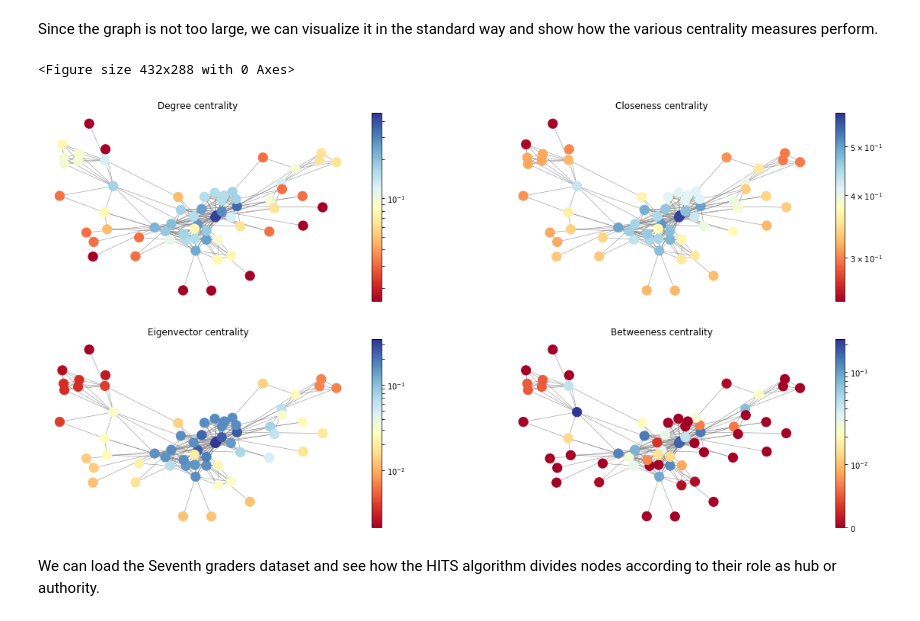
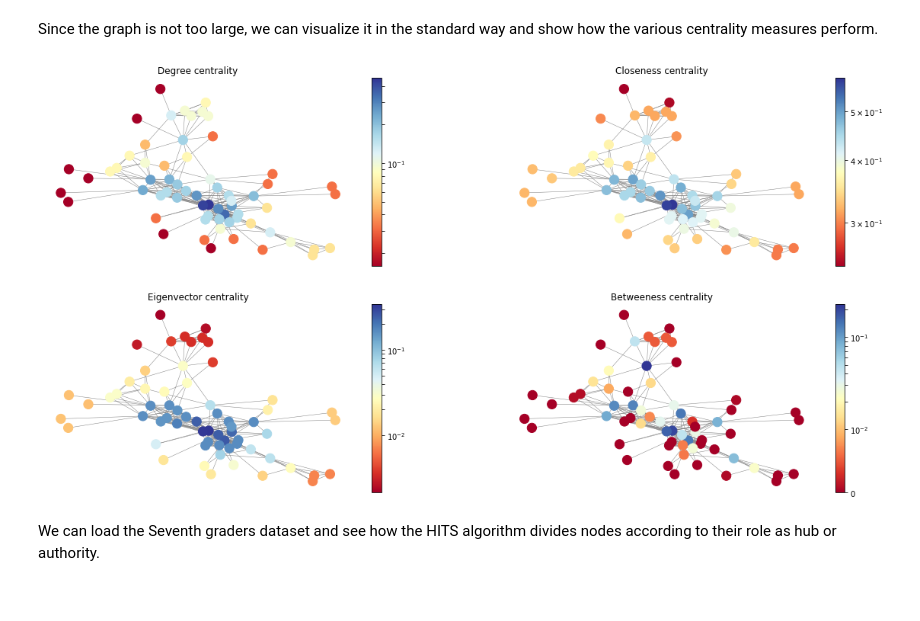
Before and after one commit to gregorioghidoli/netviz, a Jupyter notebook: SNA.ipynb, the cells around one changed output. Cells and saved outputs as stored; diff of their text form; code cells hidden in the pictures.

```diff
--- a/SNA.ipynb
+++ b/SNA.ipynb
@@ -318,6 +336,7 @@ Over time, ranking measures of nodes have been introduced, especially to the wor
 # %% [markdown]
 <p>We can use a Circoplot to understand which terrorists have the most direct contact with other terrorists. To facilitate understanding, the nodes can be colored based on the value of the Degree centrality.</p>
 # %%
+G = load_trainingbomb()
 centr = {k: v for k, v in  nx.degree_centrality(G).items()}
 for n in centr:
     G.nodes[n]['centrality'] =  centr[n]
@@ -330,25 +349,23 @@ c.draw()
 # %%
 pos = nx.spring_layout(G)
 cmap = pal.colorbrewer.diverging.RdYlBu_11.mpl_colormap
 node_size = 150
 
-plt.figure()
 plt.figure(figsize=(20, 10))
 
 plt.subplot(2, 2, 1)
 draw_measure(G, pos, 'Degree centrality', node_size, cmap, nx.degree_centrality(G))
 
 plt.subplot(2, 2, 2)
 draw_measure(G, pos, 'Closeness centrality', node_size, cmap, nx.closeness_centrality(G))
 
 plt.subplot(2, 2, 3)
 draw_measure(G, pos, 'Eigenvector centrality', node_size, cmap, nx.eigenvector_centrality(G))
 
 plt.subplot(2, 2, 4)
 draw_measure(G, pos, 'Betweeness centrality', node_size, cmap, nx.betweenness_centrality(G), show=True)
 # %% [output]
-<Figure size 432x288 with 0 Axes>
-[figure, old version]
+[figure, new version]
 # %% [markdown]
 We can load the Seventh graders dataset and see how the HITS algorithm divides nodes according to their role as hub or authority.
 # %%
```
Also changed, not shown: parts of 6 cells of this notebook.
